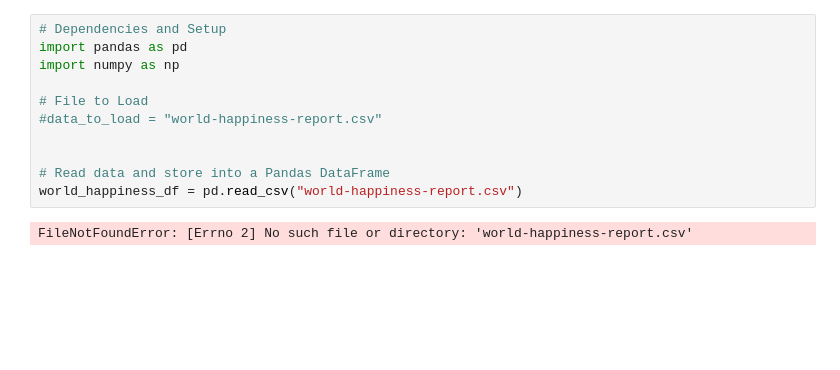
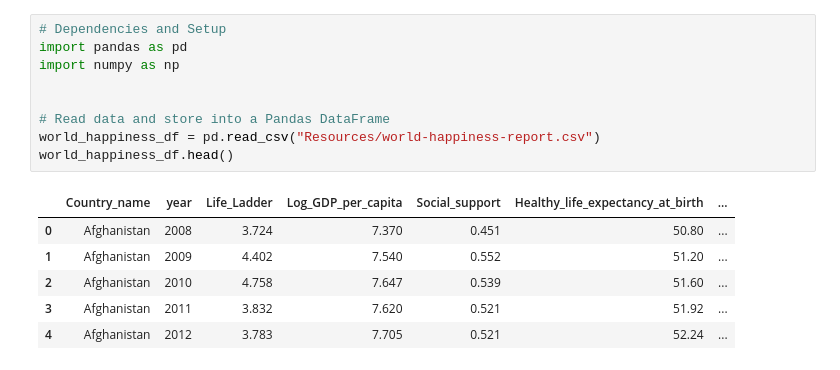
Before and after one commit to Wavelydavely/World_Happiness_Report, a Jupyter notebook: WHR_Data_Prep.ipynb, the cells around one changed output. Drawn from its saved outputs; the diff is of its cells as text; blank space fills up the shorter version.

```diff
--- a/WHR_Data_Prep.ipynb
+++ b/WHR_Data_Prep.ipynb
@@ -1,13 +1,16 @@
 # %%
 # Dependencies and Setup
 import pandas as pd
 import numpy as np
 
-# File to Load
-#data_to_load = "world-happiness-report.csv"
-
 
 # Read data and store into a Pandas DataFrame
-world_happiness_df = pd.read_csv("world-happiness-report.csv")
+world_happiness_df = pd.read_csv("Resources/world-happiness-report.csv")
+world_happiness_df.head()
 # %% [output]
-FileNotFoundError: [Errno 2] No such file or directory: 'world-happiness-report.csv'
+|  | Country_name | year | Life_Ladder | Log_GDP_per_capita | Social_support | Healthy_life_expectancy_at_birth | ... |
+| 0 | Afghanistan | 2008 | 3.724 | 7.370 | 0.451 | 50.80 | ... |
+| 1 | Afghanistan | 2009 | 4.402 | 7.540 | 0.552 | 51.20 | ... |
+| 2 | Afghanistan | 2010 | 4.758 | 7.647 | 0.539 | 51.60 | ... |
+| 3 | Afghanistan | 2011 | 3.832 | 7.620 | 0.521 | 51.92 | ... |
+| 4 | Afghanistan | 2012 | 3.783 | 7.705 | 0.521 | 52.24 | ... |
```
Also changed, not shown: parts of 11 cells of this notebook, 4 other files.
